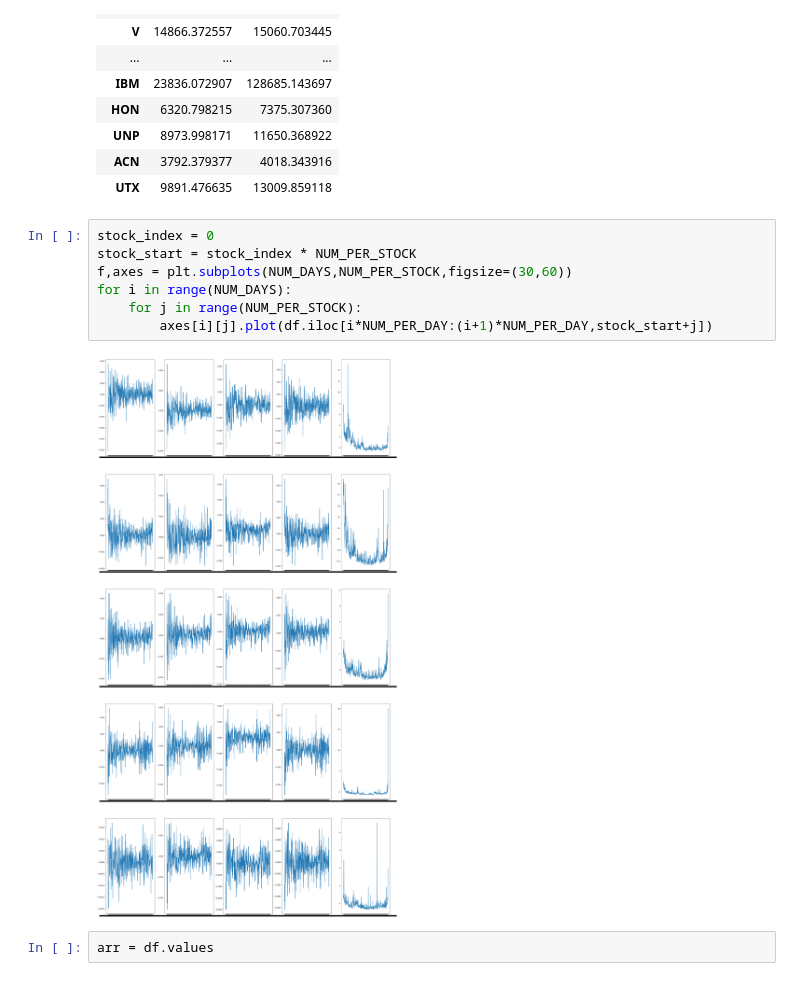
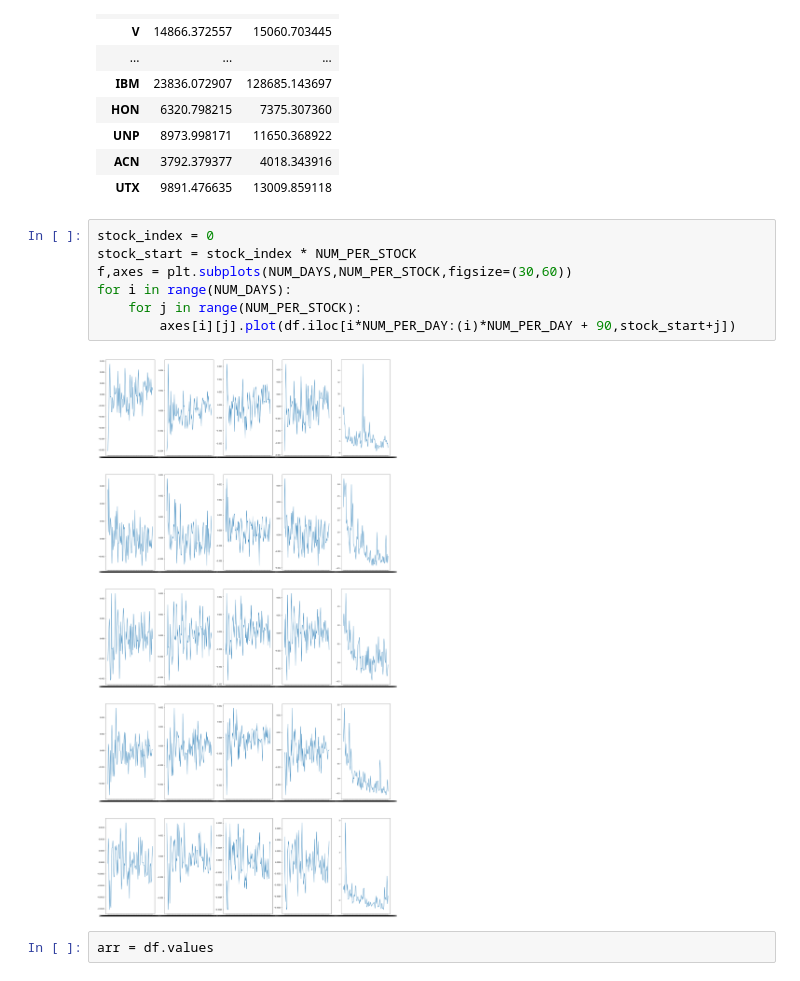
Before and after one commit to SiyangJ/DeepStock, a Jupyter notebook: FinalProject/DataInspect.ipynb, the cells around one changed output. Saved outputs shown, nothing was run; the diff lists cells and outputs as text.

```diff
--- a/FinalProject/DataInspect.ipynb
+++ b/FinalProject/DataInspect.ipynb
@@ -89,12 +89,12 @@ vol_norm
 # %%
 stock_index = 0
 stock_start = stock_index * NUM_PER_STOCK
 f,axes = plt.subplots(NUM_DAYS,NUM_PER_STOCK,figsize=(30,60))
 for i in range(NUM_DAYS):
     for j in range(NUM_PER_STOCK):
-        axes[i][j].plot(df.iloc[i*NUM_PER_DAY:(i+1)*NUM_PER_DAY,stock_start+j])
+        axes[i][j].plot(df.iloc[i*NUM_PER_DAY:(i)*NUM_PER_DAY + 90,stock_start+j])
 # %% [output]
-[figure, old version]
+[figure, new version]
 # %%
 arr = df.values
 # %%
```
Also changed, not shown: 1 other file.
